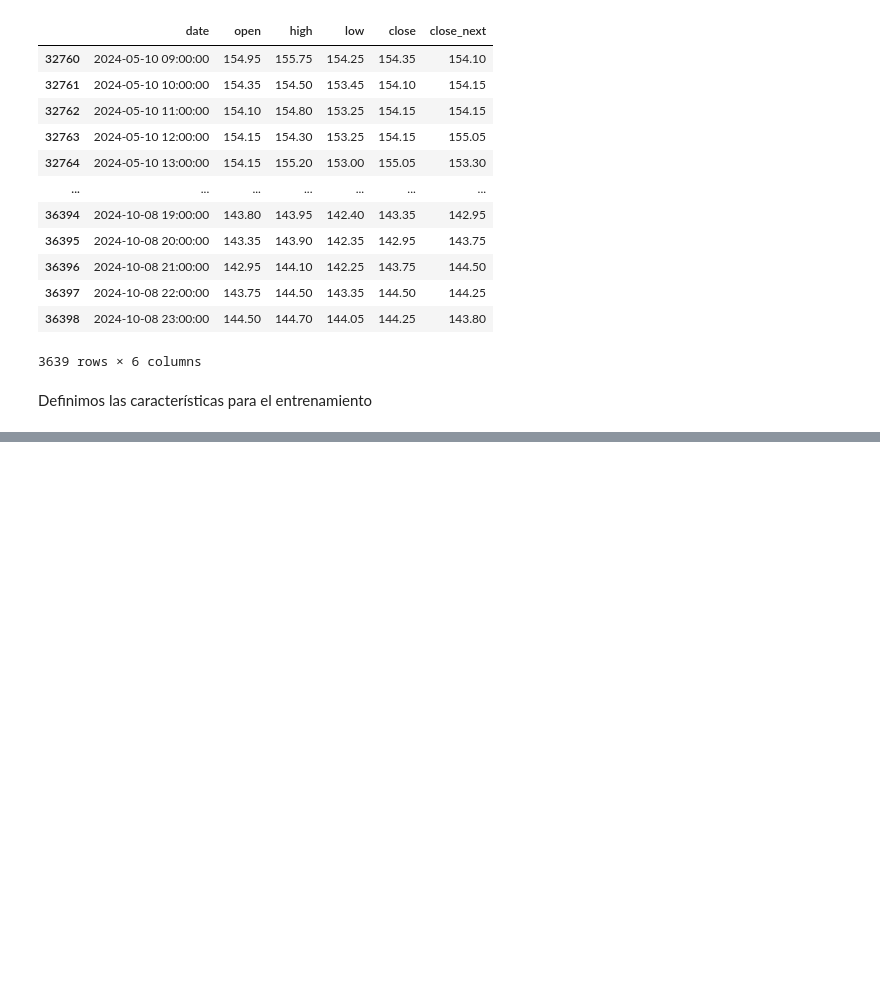
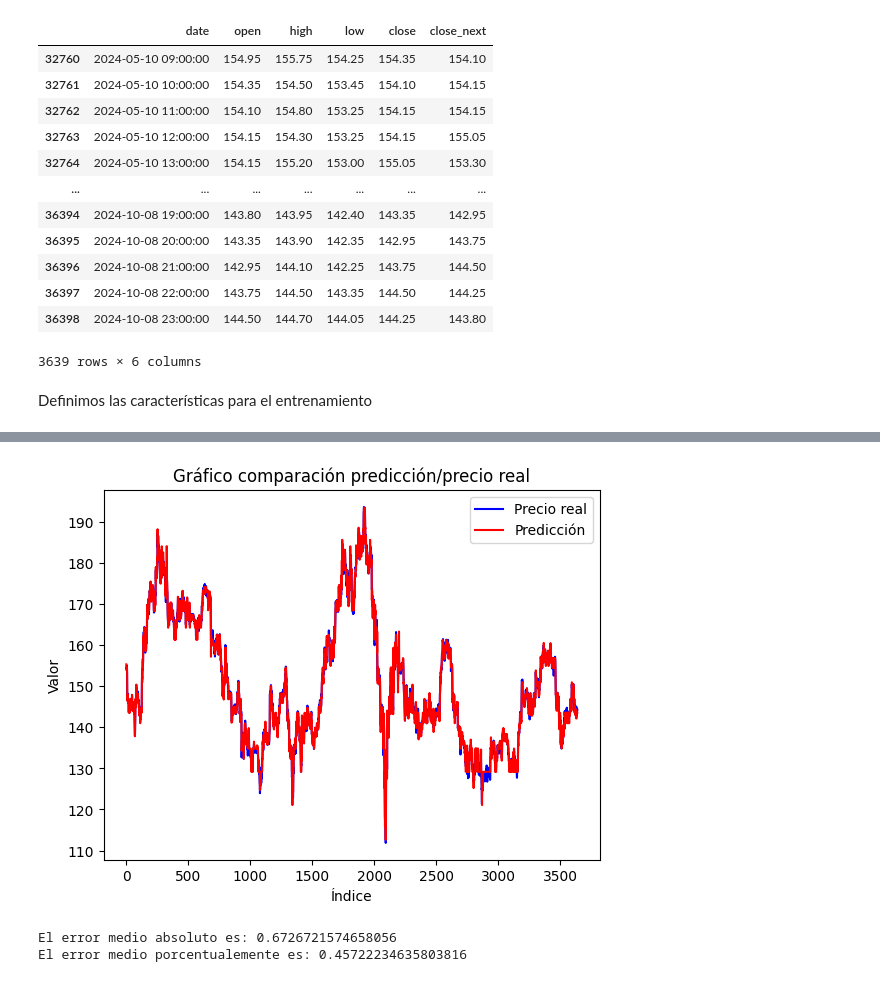
Before and after one commit to Raul-Gonzalez-M/TFG, a Jupyter notebook: codigo/RandomForestSolanaH.ipynb, the cells around one changed output, grey strips where cells are left out. Drawn from its saved outputs; the diff is of its cells as text; code cells hidden in the pictures; blank space fills up the shorter version.

```diff
--- a/codigo/RandomForestSolanaH.ipynb
+++ b/codigo/RandomForestSolanaH.ipynb
@@ -277,0 +317,4 @@ bst = xgb.train(param, dtrain, num_boost_round=1000, verbose_eval=10) # No se pu
+# %%
+X_test = df_test_xgb[['open', 'high', 'low', 'close']]
+y_test = df_test_xgb['close_next']
+dtest = xgb.DMatrix(data=X_test, label=y_test)
@@ -277,0 +328,28 @@ bst = xgb.train(param, dtrain, num_boost_round=1000, verbose_eval=10) # No se pu
+# %%
+Test_xgb = []
+for i in range(0,df_test_xgb.shape[0]):
+    Test_xgb.append(df_test_xgb.iloc[i].close)
+# %%
+plt.plot(Test_xgb, color='blue', label='Precio real')  # Línea azul
+plt.plot(predict_xgb_test, color='red', label='Predicción')   # Línea roja
+plt.title('Gráfico comparación predicción/precio real')
+plt.xlabel('Índice')
+plt.ylabel('Valor')
+plt.legend()
+
+plt.show()
+# %% [output]
+[figure, added]
+# %%
+suma = 0
+n = len(Test_xgb)
+mae = np.mean(np.abs(Test_xgb - predict_xgb_test))
+print("El error medio absoluto es: " + str(mae))
+for i in range(0,n):
+    suma = abs(predict_xgb_test[i] - Test_xgb[i])/Test_xgb[i] +  suma
+error_medio = suma/n
+emp = error_medio*100 # error medio en porcentaje
+print("El error medio porcentualemente es: " + str(emp))
+# %% [output]
+El error medio absoluto es: 0.6726721574658056
+El error medio porcentualemente es: 0.45722234635803816
```
Also changed, not shown: parts of 10 cells of this notebook.
